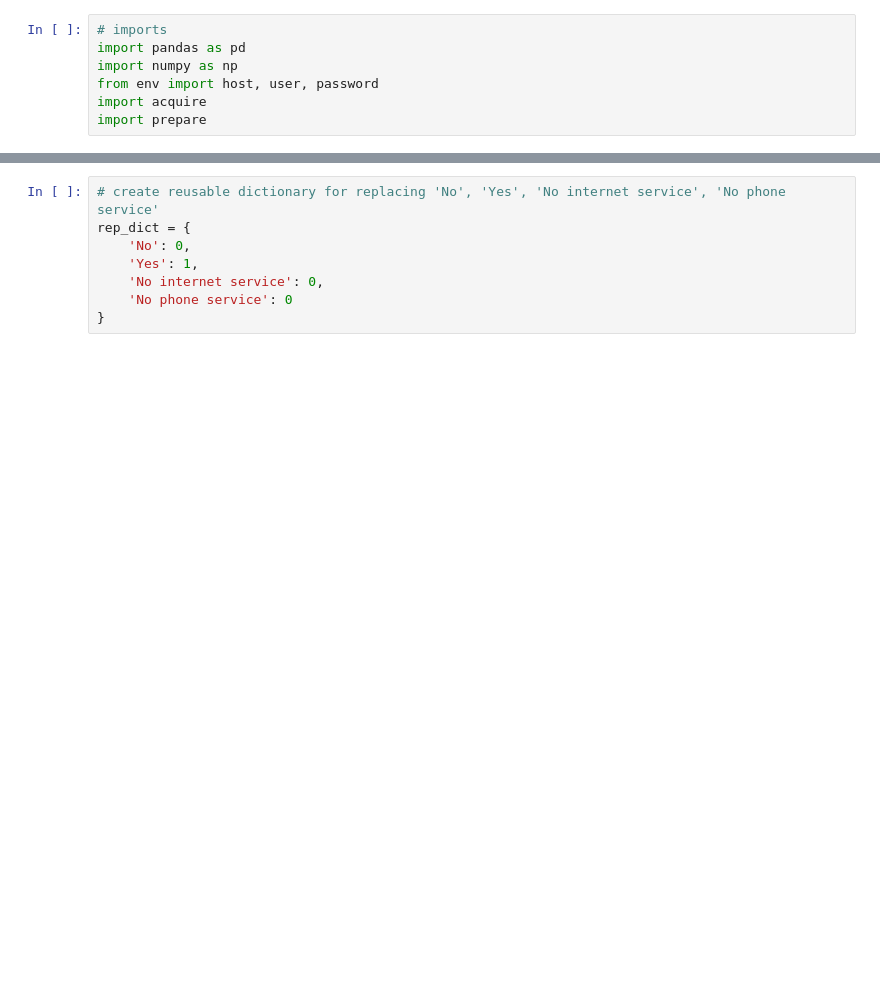
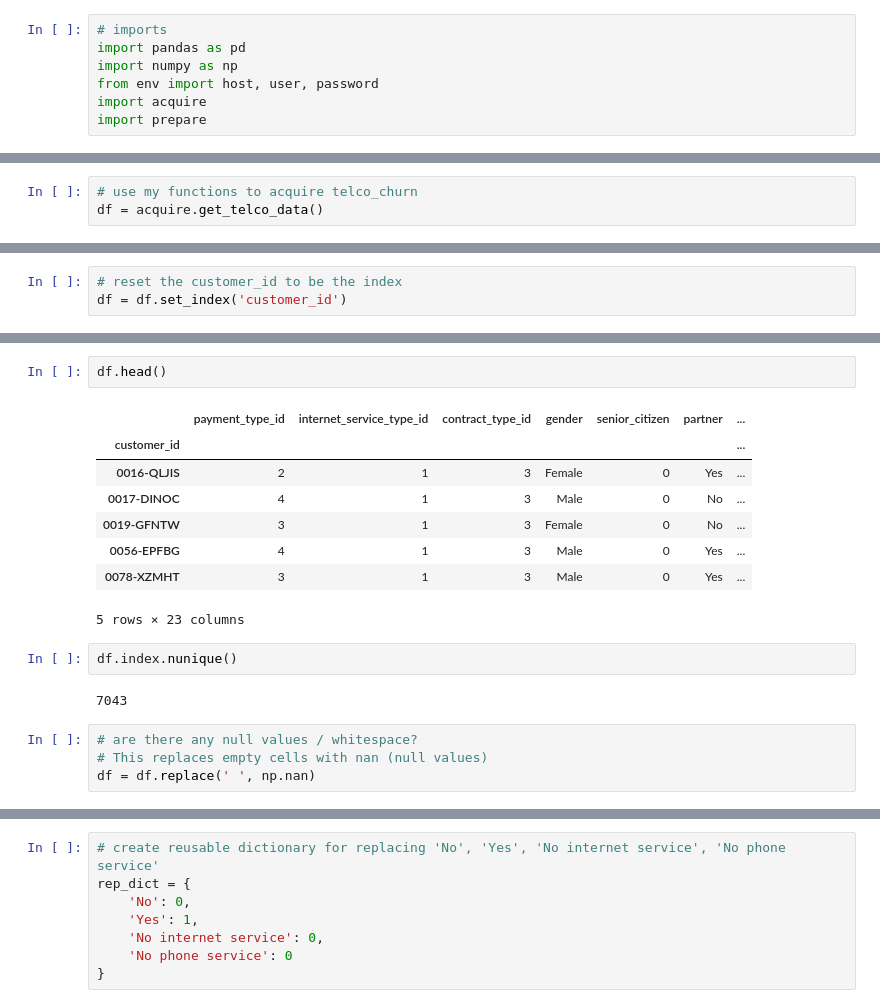
Before and after one commit to Tyler-Applegate/telco_churn_project, a Jupyter notebook: telco_scratchpad.ipynb, the cells around one changed output, grey strips where cells are left out. Drawn from its saved outputs; the diff is of its cells as text; blank space fills up the shorter version.

```diff
--- a/telco_scratchpad.ipynb
+++ b/telco_scratchpad.ipynb
@@ -96,0 +8,3 @@ telco_df['is_male'] = telco_df['gender'].replace({'Male':1, 'Female':0})
+# %%
+# use my functions to acquire telco_churn
+df = acquire.get_telco_data()
@@ -96,0 +74,3 @@ telco_df['is_male'] = telco_df['gender'].replace({'Male':1, 'Female':0})
+# %%
+# reset the customer_id to be the index
+df = df.set_index('customer_id')
@@ -96,0 +86,19 @@ telco_df['is_male'] = telco_df['gender'].replace({'Male':1, 'Female':0})
+# %%
+df.head()
+# %% [output]
+|  | payment_type_id | internet_service_type_id | contract_type_id | gender | senior_citizen | partner | ... |
+| customer_id |  |  |  |  |  |  | ... |
+| 0016-QLJIS | 2 | 1 | 3 | Female | 0 | Yes | ... |
+| 0017-DINOC | 4 | 1 | 3 | Male | 0 | No | ... |
+| 0019-GFNTW | 3 | 1 | 3 | Female | 0 | No | ... |
+| 0056-EPFBG | 4 | 1 | 3 | Male | 0 | Yes | ... |
+| 0078-XZMHT | 3 | 1 | 3 | Male | 0 | Yes | ... |
+5 rows × 23 columns
+# %%
+df.index.nunique()
+# %% [output]
+7043
+# %%
+# are there any null values / whitespace?
+# This replaces empty cells with nan (null values)
+df = df.replace(' ', np.nan)
```
Also changed, not shown: parts of 82 cells of this notebook, 4 other files.
